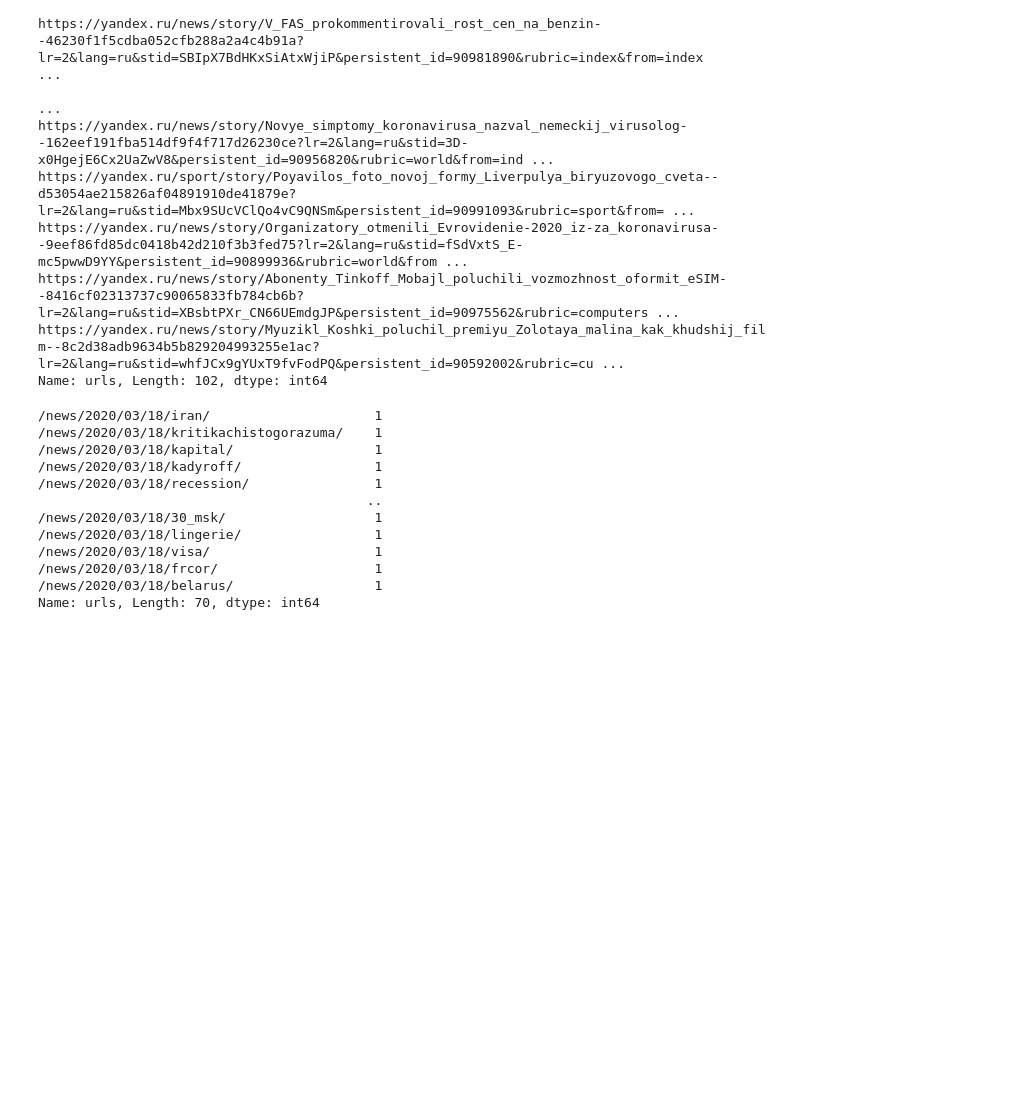
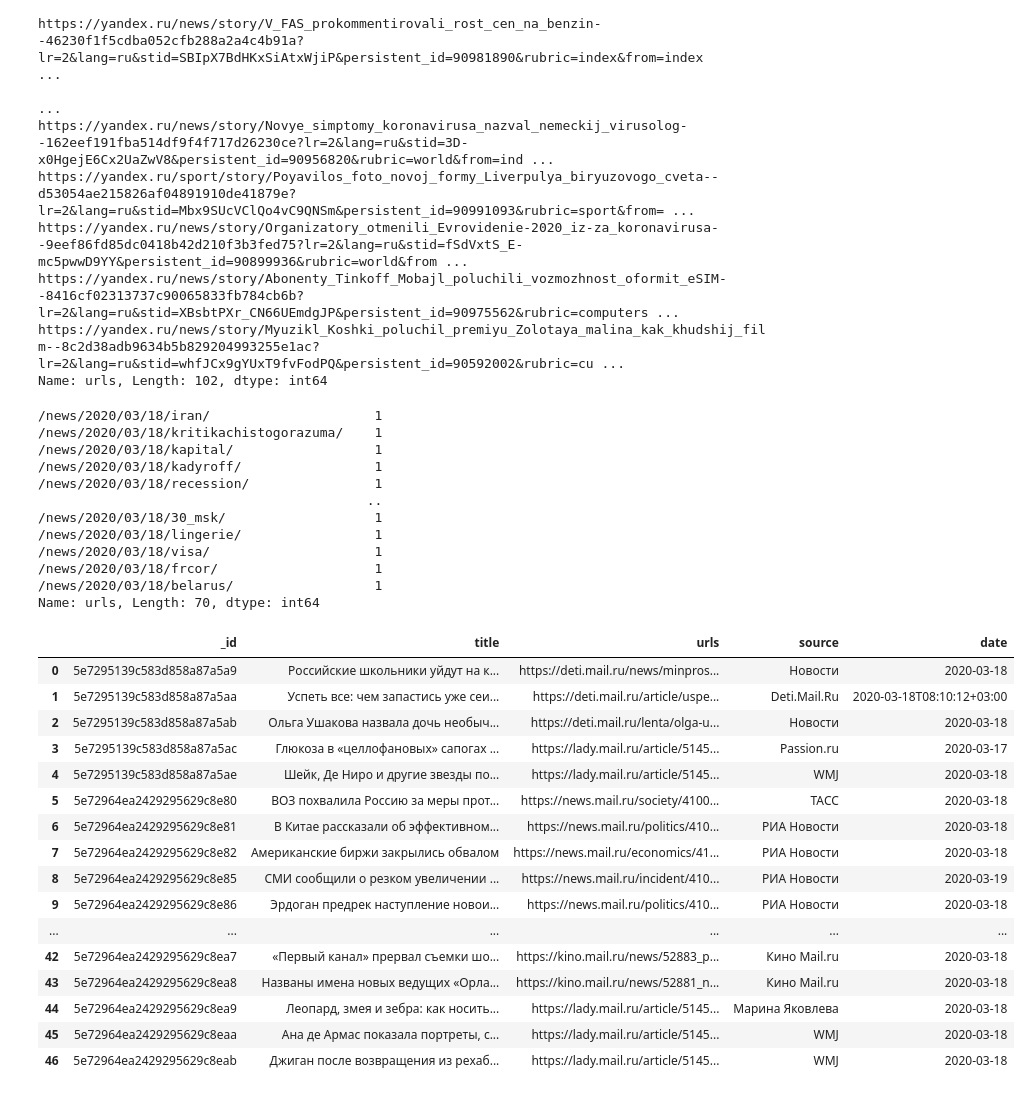
Before and after one commit to docinit/Info_gathering, a Jupyter notebook: Lesson4.ipynb, the cells around one changed output. Saved outputs shown, nothing was run; the diff lists cells and outputs as text; code cells hidden in the pictures; blank space fills up the shorter version.

```diff
--- a/Lesson4.ipynb
+++ b/Lesson4.ipynb
@@ -281,3 +281,23 @@ pd.DataFrame(lenta_db.find())['urls'].value_counts()
 /news/2020/03/18/frcor/                    1
 /news/2020/03/18/belarus/                  1
 Name: urls, Length: 70, dtype: int64
+# %%
+pd.DataFrame(mailru_db.find())
+# %% [output]
+|  | _id | title | urls | source | date |
+| 0 | 5e7295139c583d858a87a5a9 | Российские школьники уйдут на к... | https://deti.mail.ru/news/minpros... | Новости | 2020-03-18 |
+| 1 | 5e7295139c583d858a87a5aa | Успеть все: чем запастись уже сеи... | https://deti.mail.ru/article/uspe... | Deti.Mail.Ru | 2020-03-18T08:10:12+03:00 |
+| 2 | 5e7295139c583d858a87a5ab | Ольга Ушакова назвала дочь необыч... | https://deti.mail.ru/lenta/olga-u... | Новости | 2020-03-18 |
+| 3 | 5e7295139c583d858a87a5ac | Глюкоза в «целлофановых» сапогах ... | https://lady.mail.ru/article/5145... | Passion.ru | 2020-03-17 |
+| 4 | 5e7295139c583d858a87a5ae | Шейк, Де Ниро и другие звезды по... | https://lady.mail.ru/article/5145... | WMJ | 2020-03-18 |
+| 5 | 5e72964ea2429295629c8e80 | ВОЗ похвалила Россию за меры прот... | https://news.mail.ru/society/4100... | ТАСС | 2020-03-18 |
+| 6 | 5e72964ea2429295629c8e81 | В Китае рассказали об эффективном... | https://news.mail.ru/politics/410... | РИА Новости | 2020-03-18 |
+| 7 | 5e72964ea2429295629c8e82 | Американские биржи закрылись обвалом | https://news.mail.ru/economics/41... | РИА Новости | 2020-03-18 |
+| 8 | 5e72964ea2429295629c8e85 | СМИ сообщили о резком увеличении ... | https://news.mail.ru/incident/410... | РИА Новости | 2020-03-19 |
+| 9 | 5e72964ea2429295629c8e86 | Эрдоган предрек наступление новои... | https://news.mail.ru/politics/410... | РИА Новости | 2020-03-18 |
+| ... | ... | ... | ... | ... | ... |
+| 42 | 5e72964ea2429295629c8ea7 | «Первый канал» прервал съемки шо... | https://kino.mail.ru/news/52883_p... | Кино Mail.ru | 2020-03-18 |
+| 43 | 5e72964ea2429295629c8ea8 | Названы имена новых ведущих «Орла... | https://kino.mail.ru/news/52881_n... | Кино Mail.ru | 2020-03-18 |
+| 44 | 5e72964ea2429295629c8ea9 | Леопард, змея и зебра: как носить... | https://lady.mail.ru/article/5145... | Марина Яковлева | 2020-03-18 |
+| 45 | 5e72964ea2429295629c8eaa | Ана де Армас показала портреты, с... | https://lady.mail.ru/article/5145... | WMJ | 2020-03-18 |
+| 46 | 5e72964ea2429295629c8eab | Джиган после возвращения из рехаб... | https://lady.mail.ru/article/5145... | WMJ | 2020-03-18 |
```
